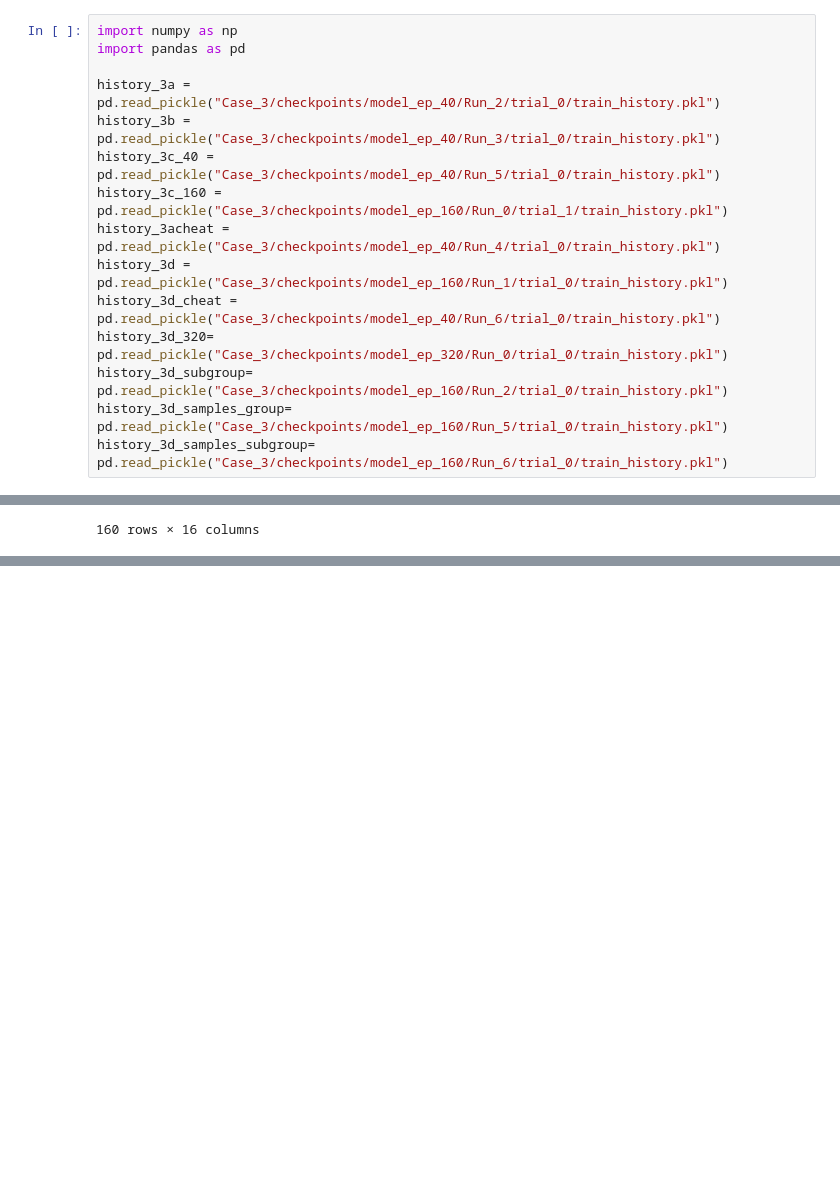
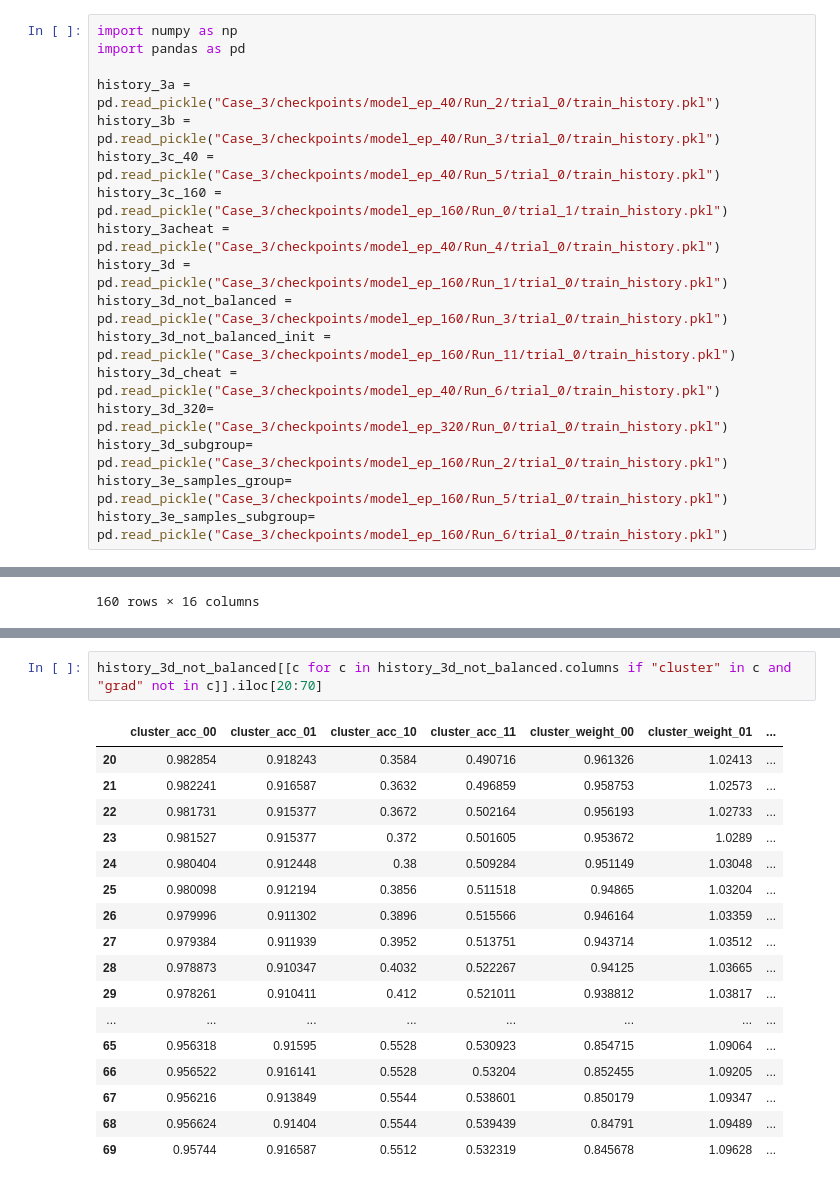
Before and after one commit to ghayat2/Agnostic_Fairness, a Jupyter notebook: Logistic_Regression/analysis.ipynb, the cells around one changed output, grey strips where cells are left out. Drawn from its saved outputs; the diff is of its cells as text; blank space fills up the shorter version.

Commit message:
Adversarial debiasing model added

```diff
--- a/Logistic_Regression/analysis.ipynb
+++ b/Logistic_Regression/analysis.ipynb
@@ -8,11 +8,13 @@ history_3c_40 = pd.read_pickle("Case_3/checkpoints/model_ep_40/Run_5/trial_0/tra
 history_3c_160 = pd.read_pickle("Case_3/checkpoints/model_ep_160/Run_0/trial_1/train_history.pkl")
 history_3acheat = pd.read_pickle("Case_3/checkpoints/model_ep_40/Run_4/trial_0/train_history.pkl")
 history_3d = pd.read_pickle("Case_3/checkpoints/model_ep_160/Run_1/trial_0/train_history.pkl")
+history_3d_not_balanced = pd.read_pickle("Case_3/checkpoints/model_ep_160/Run_3/trial_0/train_history.pkl")
+history_3d_not_balanced_init = pd.read_pickle("Case_3/checkpoints/model_ep_160/Run_11/trial_0/train_history.pkl")
 history_3d_cheat = pd.read_pickle("Case_3/checkpoints/model_ep_40/Run_6/trial_0/train_history.pkl")
 history_3d_320= pd.read_pickle("Case_3/checkpoints/model_ep_320/Run_0/trial_0/train_history.pkl")
 history_3d_subgroup= pd.read_pickle("Case_3/checkpoints/model_ep_160/Run_2/trial_0/train_history.pkl")
-history_3d_samples_group= pd.read_pickle("Case_3/checkpoints/model_ep_160/Run_5/trial_0/train_history.pkl")
-history_3d_samples_subgroup= pd.read_pickle("Case_3/checkpoints/model_ep_160/Run_6/trial_0/train_history.pkl")
+history_3e_samples_group= pd.read_pickle("Case_3/checkpoints/model_ep_160/Run_5/trial_0/train_history.pkl")
+history_3e_samples_subgroup= pd.read_pickle("Case_3/checkpoints/model_ep_160/Run_6/trial_0/train_history.pkl")
 # %%
 history_3a[[c for c in history_3a.columns if "cluster" in c]]
 # %% [output]
@@ -238,3 +240,23 @@ history_3d_samples_subgroup[[c for c in history_3d_samples_subgroup.columns if "
 | 158 | 0.885488 | 0.851096 | 0.837514 | 0.762093 | 0.836449 | 0.828866 | ... |
 | 159 | 0.879819 | 0.847493 | 0.834242 | 0.749095 | 0.841121 | 0.834364 | ... |
 160 rows × 16 columns
+# %%
+history_3d_not_balanced[[c for c in history_3d_not_balanced.columns if "cluster" in c and "grad" not in c]].iloc[20:70]
+# %% [output]
+|  | cluster_acc_00 | cluster_acc_01 | cluster_acc_10 | cluster_acc_11 | cluster_weight_00 | cluster_weight_01 | ... |
+| 20 | 0.982854 | 0.918243 | 0.3584 | 0.490716 | 0.961326 | 1.02413 | ... |
+| 21 | 0.982241 | 0.916587 | 0.3632 | 0.496859 | 0.958753 | 1.02573 | ... |
+| 22 | 0.981731 | 0.915377 | 0.3672 | 0.502164 | 0.956193 | 1.02733 | ... |
+| 23 | 0.981527 | 0.915377 | 0.372 | 0.501605 | 0.953672 | 1.0289 | ... |
+| 24 | 0.980404 | 0.912448 | 0.38 | 0.509284 | 0.951149 | 1.03048 | ... |
+| 25 | 0.980098 | 0.912194 | 0.3856 | 0.511518 | 0.94865 | 1.03204 | ... |
+| 26 | 0.979996 | 0.911302 | 0.3896 | 0.515566 | 0.946164 | 1.03359 | ... |
+| 27 | 0.979384 | 0.911939 | 0.3952 | 0.513751 | 0.943714 | 1.03512 | ... |
+| 28 | 0.978873 | 0.910347 | 0.4032 | 0.522267 | 0.94125 | 1.03665 | ... |
+| 29 | 0.978261 | 0.910411 | 0.412 | 0.521011 | 0.938812 | 1.03817 | ... |
+| ... | ... | ... | ... | ... | ... | ... | ... |
+| 65 | 0.956318 | 0.91595 | 0.5528 | 0.530923 | 0.854715 | 1.09064 | ... |
+| 66 | 0.956522 | 0.916141 | 0.5528 | 0.53204 | 0.852455 | 1.09205 | ... |
+| 67 | 0.956216 | 0.913849 | 0.5544 | 0.538601 | 0.850179 | 1.09347 | ... |
+| 68 | 0.956624 | 0.91404 | 0.5544 | 0.539439 | 0.84791 | 1.09489 | ... |
+| 69 | 0.95744 | 0.916587 | 0.5512 | 0.532319 | 0.845678 | 1.09628 | ... |
```
Also changed, not shown: parts of 3 cells of this notebook, 8 other files.
